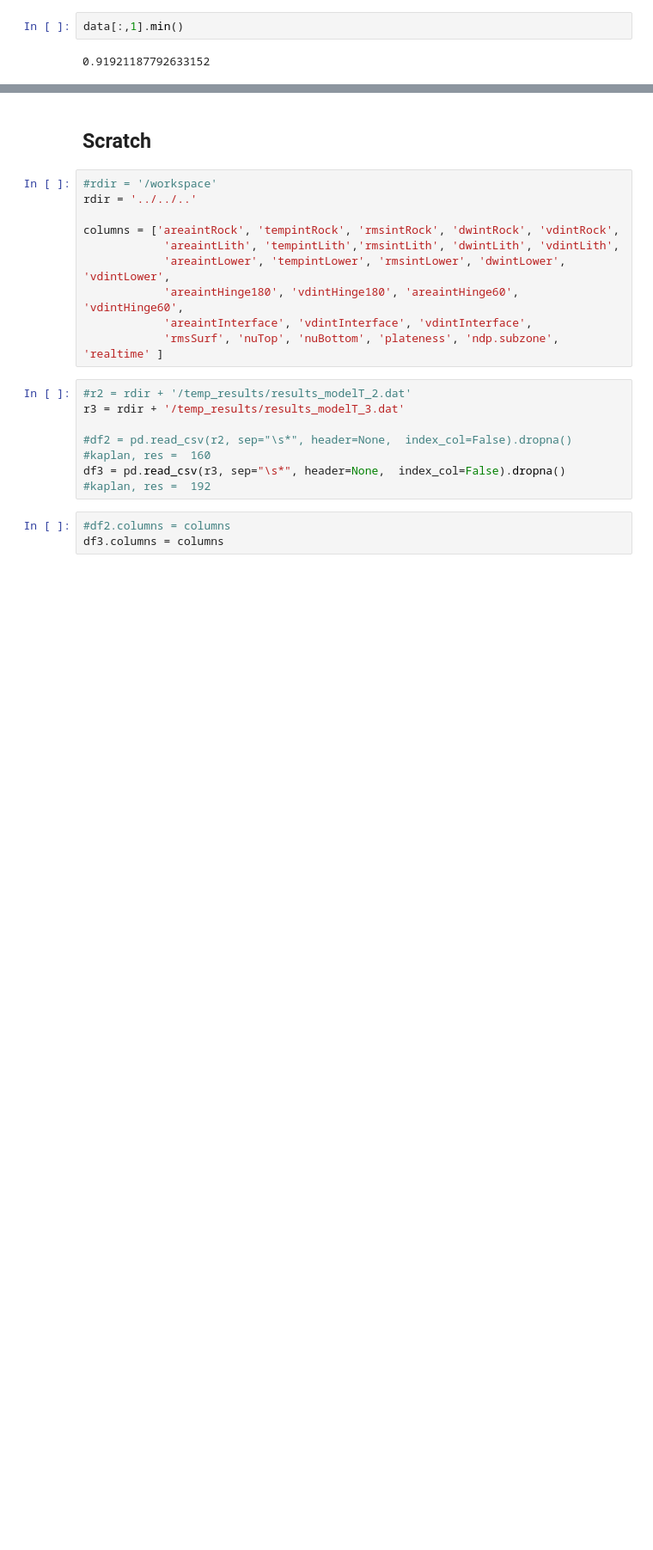
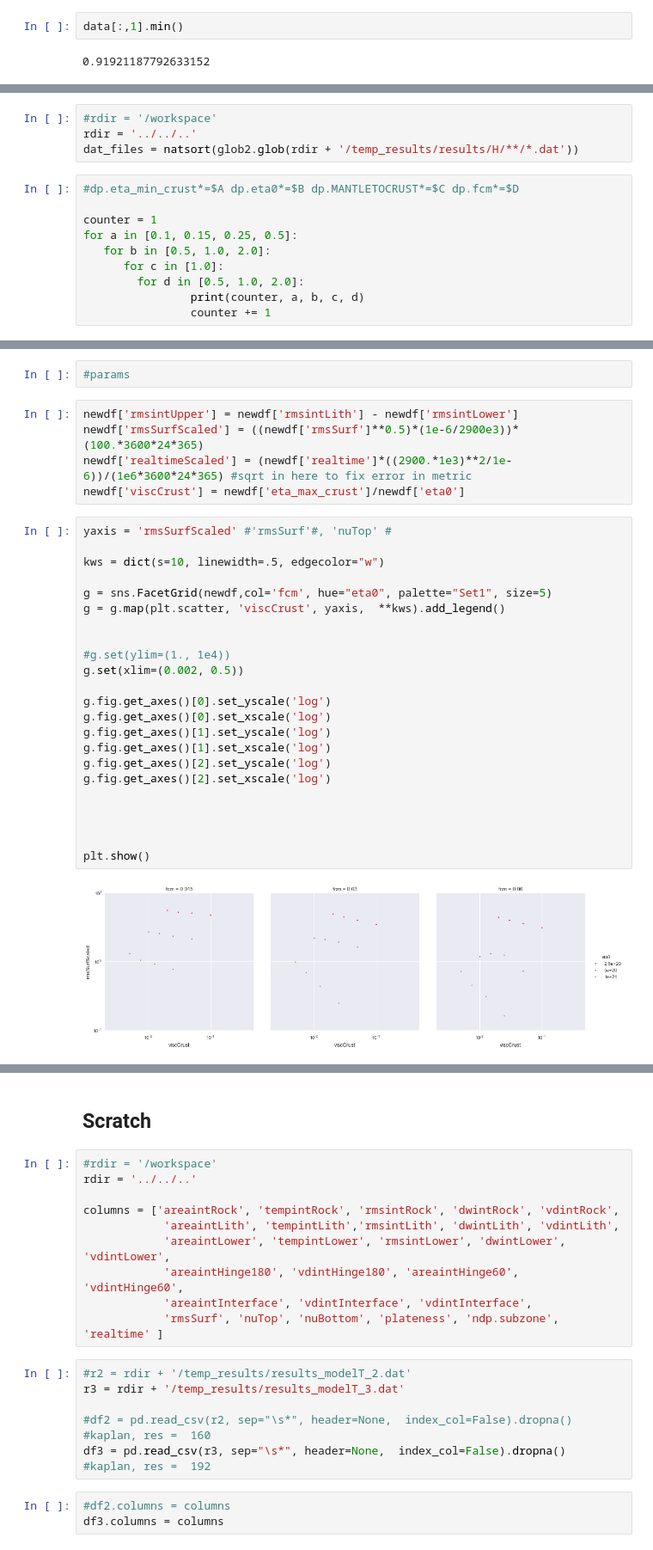
Before and after one commit to dansand/2dthermalslabs, a Jupyter notebook: kaplan/Analysis/pandas_analysis.ipynb, the cells around one changed output, grey strips where cells are left out. Shown at 86% size. Saved outputs shown, nothing was run; the diff lists cells and outputs as text; blank space fills up the shorter version.

```diff
--- a/kaplan/Analysis/pandas_analysis.ipynb
+++ b/kaplan/Analysis/pandas_analysis.ipynb
@@ -792,0 +797,14 @@ data[:,1].min()
+# %%
+#rdir = '/workspace'
+rdir = '../../..'
+dat_files = natsort(glob2.glob(rdir + '/temp_results/results/H/**/*.dat'))
+# %%
+#dp.eta_min_crust*=$A dp.eta0*=$B dp.MANTLETOCRUST*=$C dp.fcm*=$D
+
+counter = 1
+for a in [0.1, 0.15, 0.25, 0.5]:
+   for b in [0.5, 1.0, 2.0]:
+      for c in [1.0]:
+        for d in [0.5, 1.0, 2.0]:
+                print(counter, a, b, c, d)
+                counter += 1
@@ -792,0 +870,32 @@ data[:,1].min()
+# %%
+#params
+# %%
+newdf['rmsintUpper'] = newdf['rmsintLith'] - newdf['rmsintLower']
+newdf['rmsSurfScaled'] = ((newdf['rmsSurf']**0.5)*(1e-6/2900e3))*(100.*3600*24*365)
+newdf['realtimeScaled'] = (newdf['realtime']*((2900.*1e3)**2/1e-6))/(1e6*3600*24*365) #sqrt in here to fix error in metric
+newdf['viscCrust'] = newdf['eta_max_crust']/newdf['eta0']
+# %%
+yaxis = 'rmsSurfScaled' #'rmsSurf'#, 'nuTop' #
+
+kws = dict(s=10, linewidth=.5, edgecolor="w")
+
+g = sns.FacetGrid(newdf,col='fcm', hue="eta0", palette="Set1", size=5)
+g = g.map(plt.scatter, 'viscCrust', yaxis,  **kws).add_legend()
+
+
+#g.set(ylim=(1., 1e4))
+g.set(xlim=(0.002, 0.5))
+
+g.fig.get_axes()[0].set_yscale('log')
+g.fig.get_axes()[0].set_xscale('log')
+g.fig.get_axes()[1].set_yscale('log')
+g.fig.get_axes()[1].set_xscale('log')
+g.fig.get_axes()[2].set_yscale('log')
+g.fig.get_axes()[2].set_xscale('log')
+
+
+
+
+plt.show()
+# %% [output]
+[figure, added]
```
Also changed, not shown: parts of 15 cells of this notebook, 3 other files.
